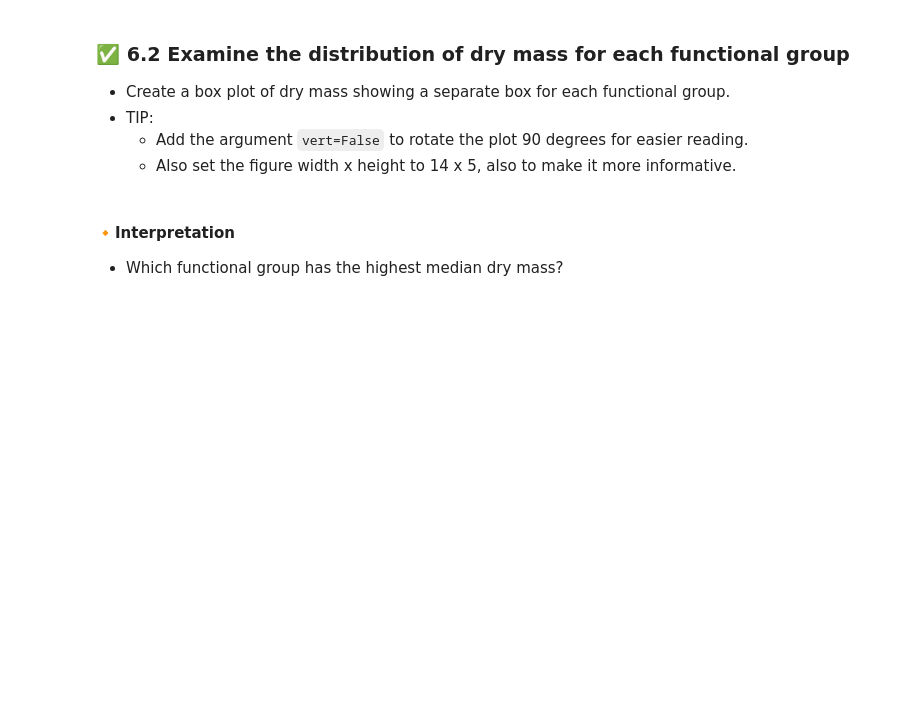
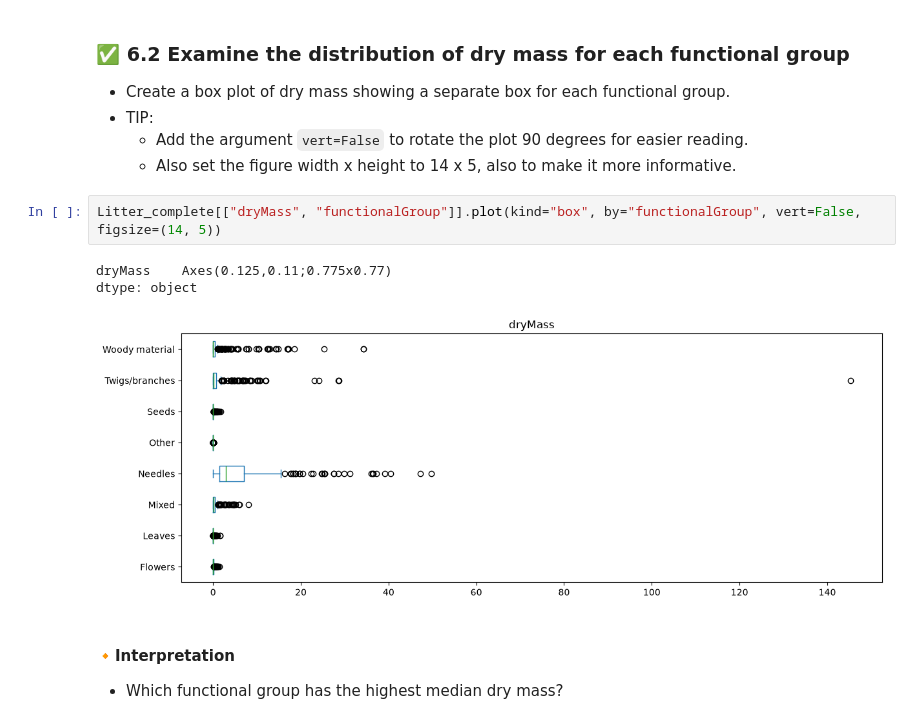
Before and after one commit to Sophiacyt/ENV700, a Jupyter notebook: Assignments/st570_A3-Data-Exploration.ipynb, the cells around one changed output. Cells and saved outputs as stored; diff of their text form; blank space fills up the shorter version.

Commit message:
drymass by functional group box plot

```diff
--- a/Assignments/st570_A3-Data-Exploration.ipynb
+++ b/Assignments/st570_A3-Data-Exploration.ipynb
@@ -338,6 +338,12 @@ Litter_complete["functionalGroup"].value_counts().sort_values().plot(kind="bar")
 * TIP:
     - Add the argument `vert=False` to rotate the plot 90 degrees for easier reading.
     - Also set the figure width x height to 14 x 5, also to make it more informative.
+# %%
+Litter_complete[["dryMass", "functionalGroup"]].plot(kind="box", by="functionalGroup", vert=False, figsize=(14, 5))
+# %% [output]
+dryMass    Axes(0.125,0.11;0.775x0.77)
+dtype: object
+[figure, added]
 # %% [markdown]
 #### 🔸Interpretation
 * Which functional group has the highest median dry mass?
```
